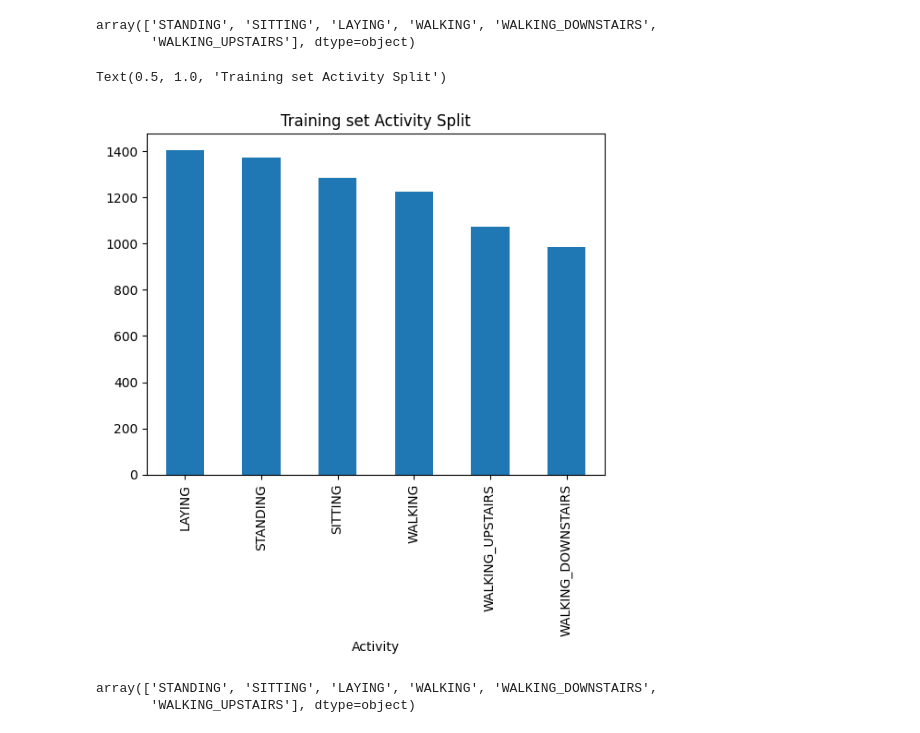
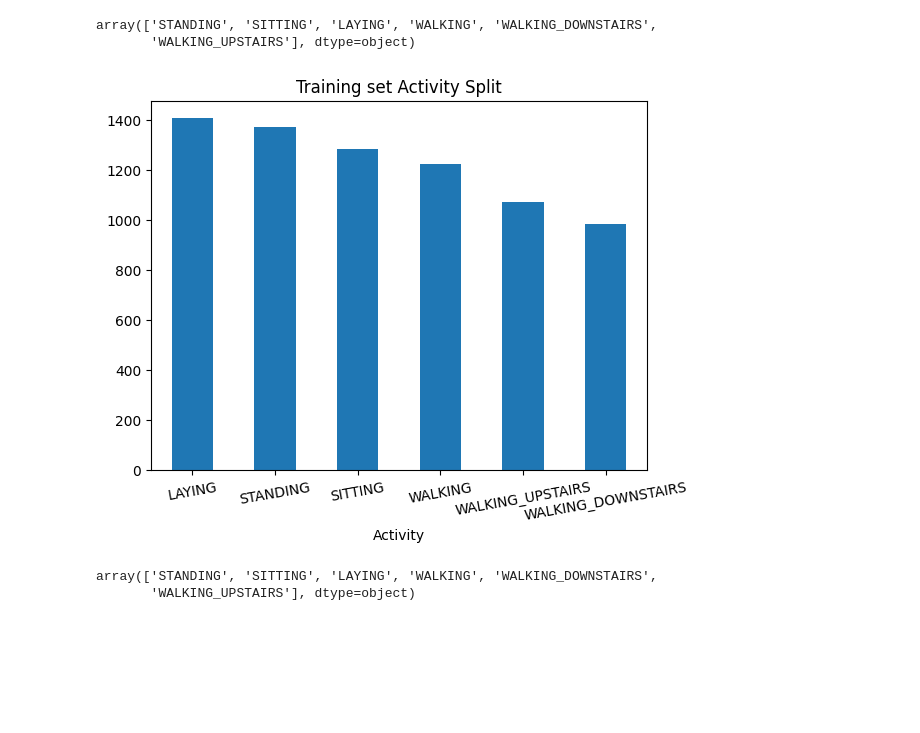
Before and after one commit to mosemb/HumanActivityRecognition, a Jupyter notebook: Har.ipynb, the cells around one changed output. Cells and saved outputs as stored; diff of their text form; code cells hidden in the pictures; blank space fills up the shorter version.

```diff
--- a/Har.ipynb
+++ b/Har.ipynb
@@ -162,9 +168,10 @@ array(['STANDING', 'SITTING', 'LAYING', 'WALKING', 'WALKING_DOWNSTAIRS',
 # %%
 df.Activity.value_counts().plot(kind='bar')
 plt.title("Training set Activity Split")
+plt.xticks(rotation=10)
+plt.savefig('ActivitySplitCountPlot.png')
 # %% [output]
-Text(0.5, 1.0, 'Training set Activity Split')
-[figure, old version]
+[figure, new version]
 # %%
 df.Activity.unique()
 # %% [output]
```
Also changed, not shown: parts of 14 cells of this notebook, 9 other files.
